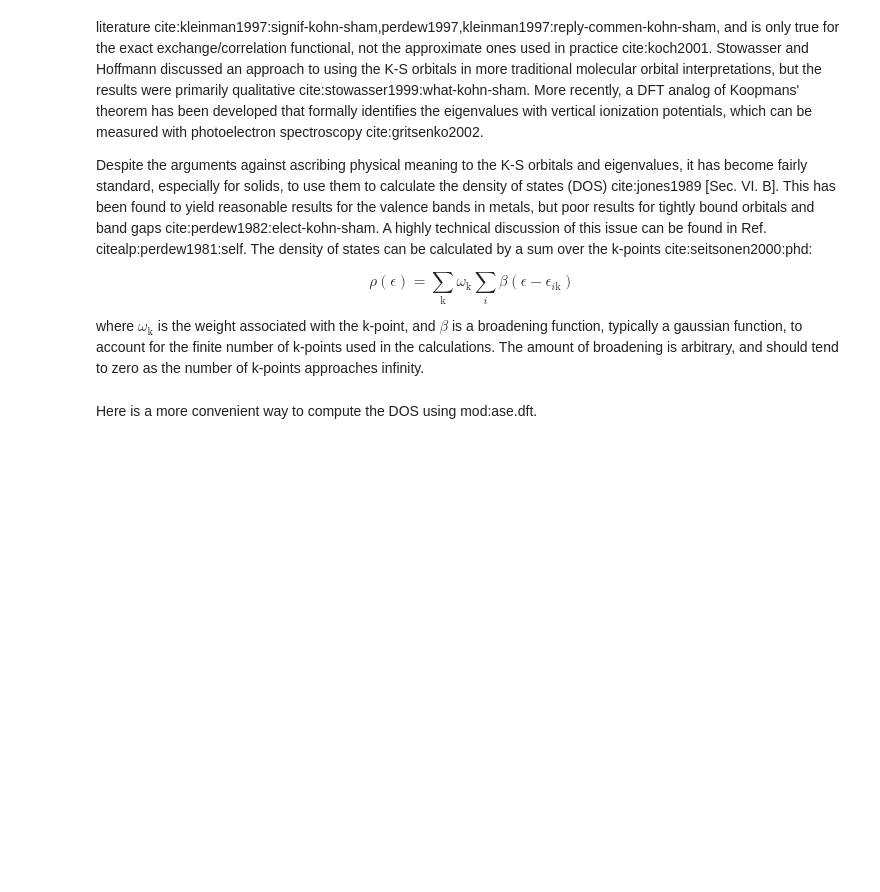
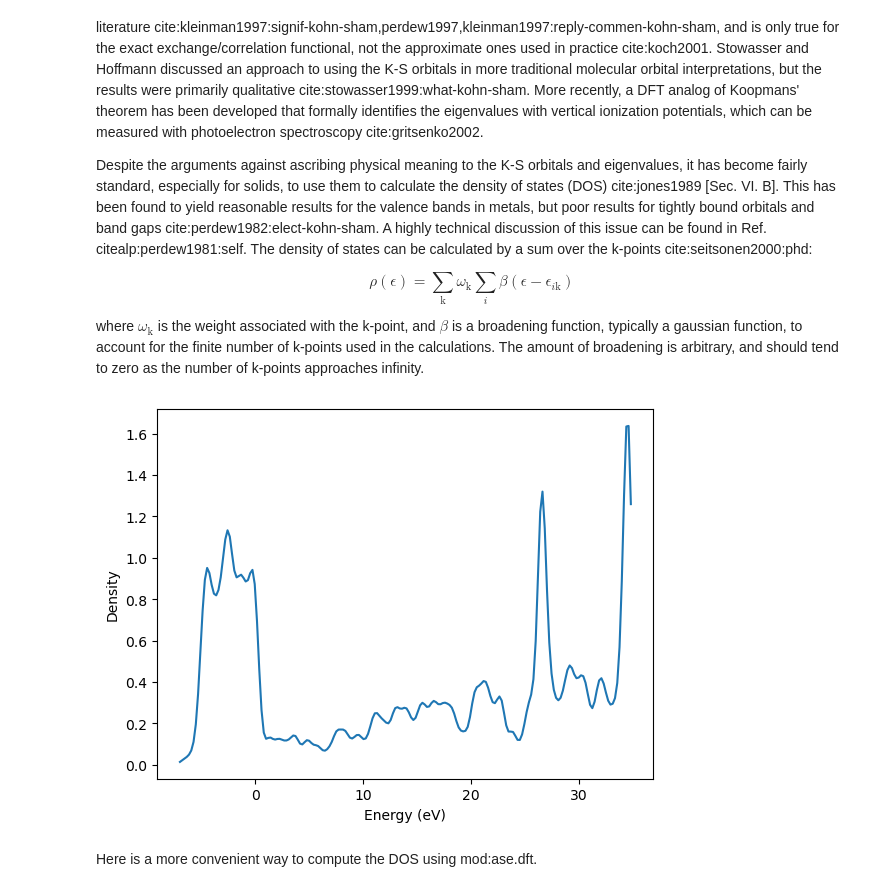
Before and after one commit to jkitchin/dft-book, a Jupyter notebook: notebooks/04-bulk-systems/11-bulk-density-of-states.ipynb, the cells around one changed output. Saved outputs shown, nothing was run; the diff lists cells and outputs as text; code cells hidden in the pictures; blank space fills up the shorter version.

```diff
--- a/notebooks/04-bulk-systems/11-bulk-density-of-states.ipynb
+++ b/notebooks/04-bulk-systems/11-bulk-density-of-states.ipynb
@@ -71,33 +71,37 @@ calc = Vasp(label='bulk/pd-dos',
             xc='PBE',
             kpts=[8, 8, 8],
             atoms=bulk)
 
 calc.calculate()
 
 # kpt weights
 wk = calc.get_k_point_weights()
 
 # for each k-point there are a series of eigenvalues
 # here we get all the eigenvalues for each k-point
 e_kn = []
 for i, k in enumerate(wk):
     e_kn.append(calc.get_eigenvalues(kpt=i))
 
 e_kn = np.array(e_kn) - calc.get_fermi_level()
 
 # these are the energies we want to evaluate the dos at
 energies = np.linspace(e_kn.min(), e_kn.max(), npoints)
 
 # this is where we build up the dos
 dos = np.zeros(npoints)
 
 for j in range(npoints):
     for k in range(len(wk)): # loop over all kpoints
         for i in range(len(e_kn[k])): # loop over eigenvalues in each k
             dos[j] += wk[k] * gaussian(energies[j], e_kn[k][i])
 
 import matplotlib.pyplot as plt
 plt.plot(energies, dos)
+plt.xlabel('Energy (eV)')
+plt.ylabel('Density');
+# %% [output]
+[figure, added]
 # %% [markdown]
 
 
```
Also changed, not shown: parts of 7 cells of this notebook, 12 other files.
